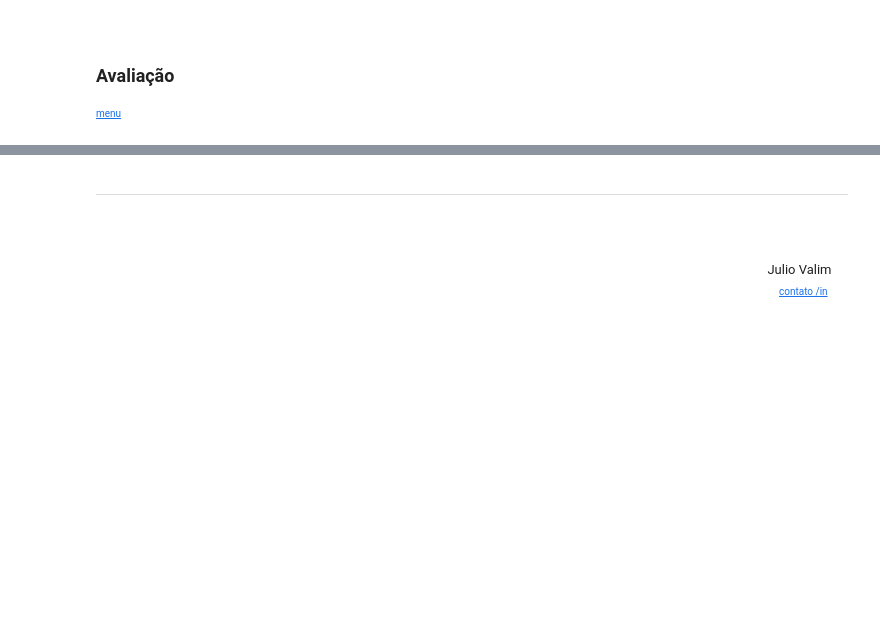
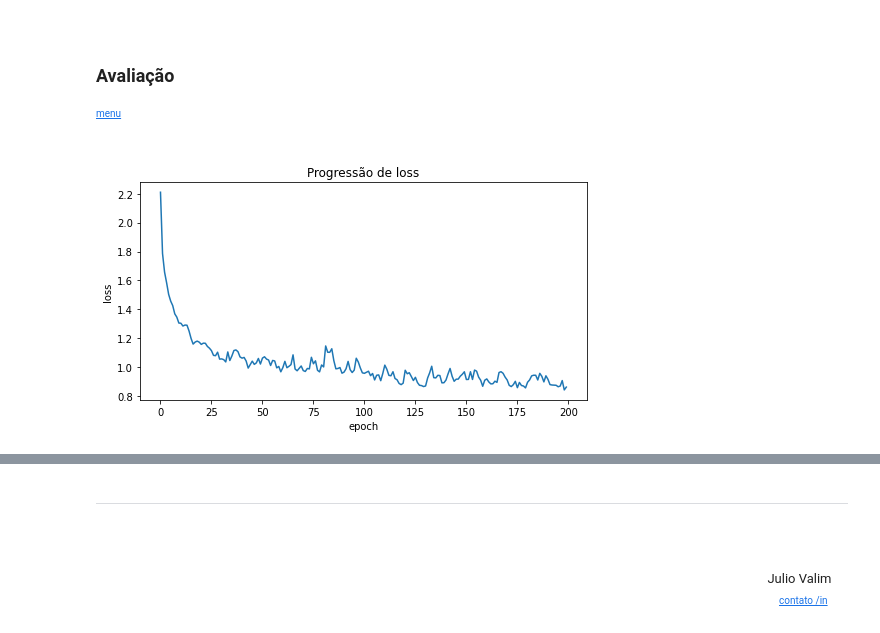
Before and after one commit to julio-valim/speech-sentiment-analysis, a Jupyter notebook: code/tcc.ipynb, the cells around one changed output, grey strips where cells are left out. Cells and saved outputs as stored; diff of their text form; code cells hidden in the pictures; blank space fills up the shorter version.

```diff
--- a/code/tcc.ipynb
+++ b/code/tcc.ipynb
@@ -77,0 +186,10 @@ fig.suptitle('Teste de visualização\nDistribuição normal');
+# %%
+model = Sequential()
+model.add(Dense(256, input_shape=(X.shape[-1],180)))
+model.add(Dense(512))
+model.add(Dropout(0.25))
+model.add(Dense(512))
+model.add(Dense(256))
+model.add(Flatten())
+model.add(Dense(8,activation='softmax'))
+model.summary()
@@ -77,0 +214,12 @@ fig.suptitle('Teste de visualização\nDistribuição normal');
+# %%
+evaluate_metrics = ['categorical_accuracy','Precision','Recall','AUC','TruePositives','FalsePositives','MeanAbsoluteError','MeanSquaredError',]
+
+model.compile(loss='categorical_crossentropy',
+              optimizer='adam',
+              metrics=evaluate_metrics)
+# %%
+model.fit(X_train, Y_train,
+          batch_size = 128,
+          epochs=200,
+          validation_data=(x_test, y_test),
+          verbose=0);
@@ -77,0 +230,3 @@ fig.suptitle('Teste de visualização\nDistribuição normal');
+# %%
+### Get loss progress
+loss_per_epoch = model.history.history['loss']
@@ -81,3 +244,11 @@ fig.suptitle('Teste de visualização\nDistribuição normal');
 <h3>Avaliação</h3>
 
 <font size=1>[menu](#menu)</font>
+# %%
+plt.figure(figsize=(8,4))
+sns.lineplot(data=loss_per_epoch)
+plt.xlabel('epoch')
+plt.ylabel('loss')
+plt.title('\nProgressão de loss');
+# %% [output]
+[figure, added]
```
Also changed, not shown: parts of 20 cells of this notebook.
